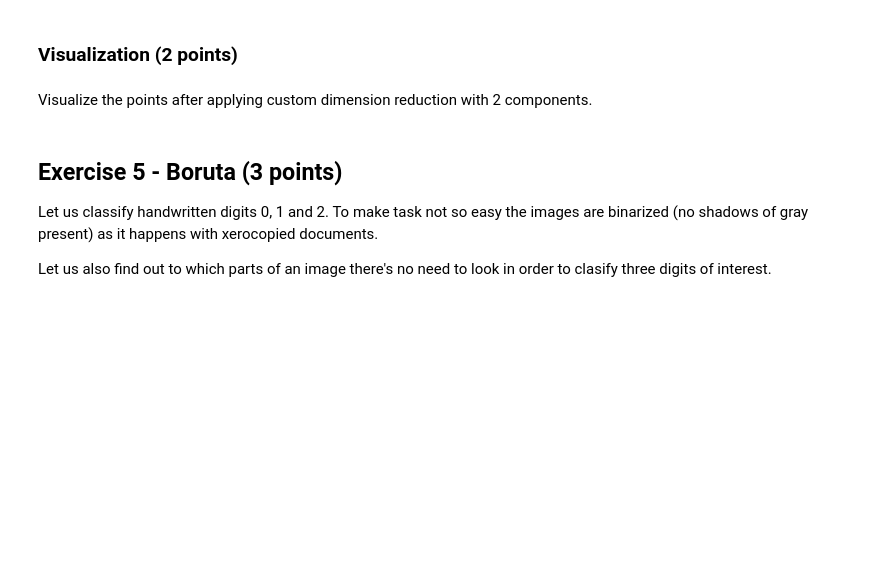
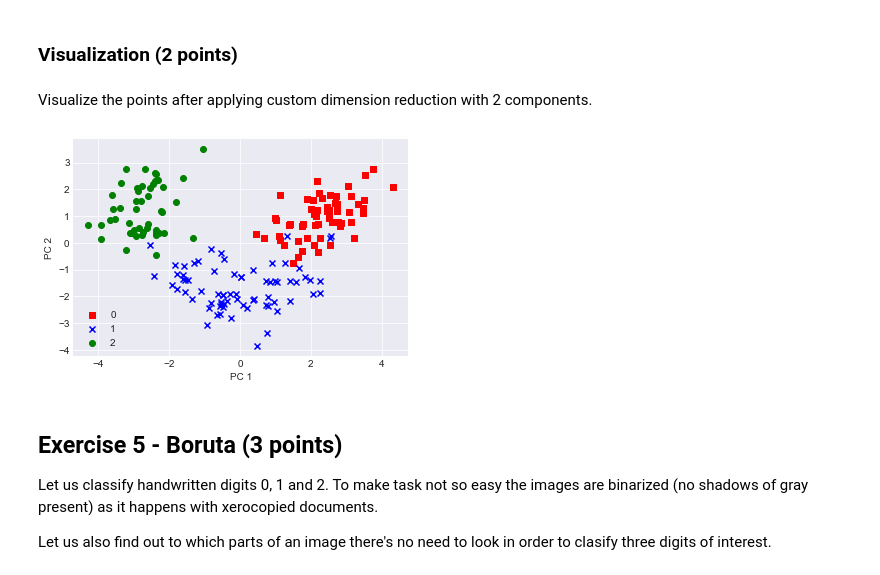
Before and after one commit to AlexeyZubar/Feature-Engineering-and-Selection, a Jupyter notebook: homework.ipynb, the cells around one changed output. Saved outputs shown, nothing was run; the diff lists cells and outputs as text; code cells hidden in the pictures; blank space fills up the shorter version.

```diff
--- a/homework.ipynb
+++ b/homework.ipynb
@@ -362,6 +329,22 @@ assert np.allclose(x1@S@x1, 2.5110809296451233)
 ### Visualization (2 points)
 # %% [markdown]
 Visualize the points after applying custom dimension reduction with 2 components.
+# %%
+pca_1=bum.dot(x0)
+pca_2=bum.dot(x1)
+
+colors = ['r', 'b', 'g']
+markers = ['s', 'x', 'o']
+for l, c, m in zip(np.unique(wine_labels), colors, markers):
+    plt.scatter(pca_1[wine_labels==l],
+                pca_2[wine_labels==l],
+                c=c, label=l, marker=m)
+plt.xlabel('PC 1')
+plt.ylabel('PC 2')
+plt.legend(loc='lower left')
+plt.show()
+# %% [output]
+[figure, added]
 # %% [markdown]
 ## Exercise 5 - Boruta (3 points)
 
```
Also changed, not shown: parts of 18 cells of this notebook, 1 other file.
